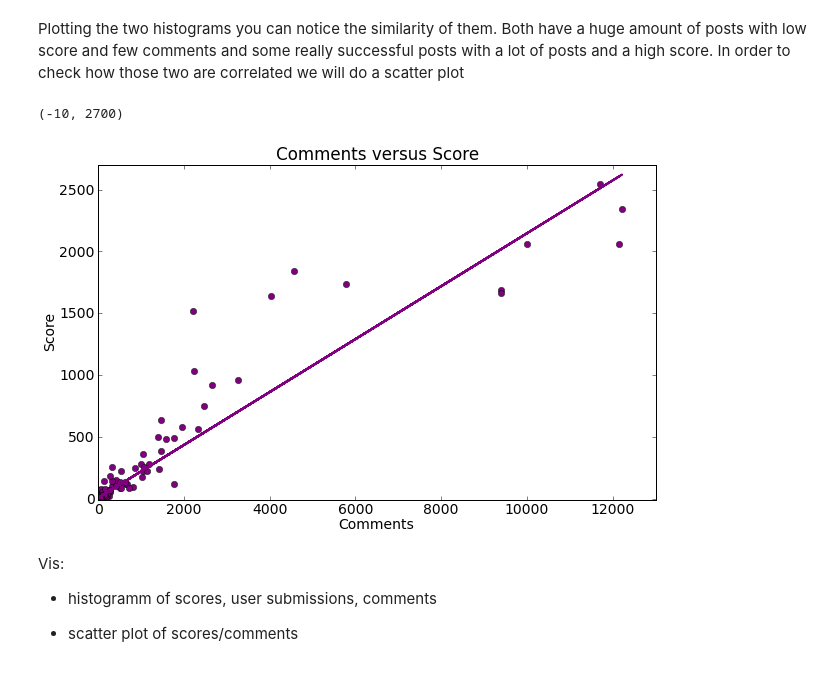
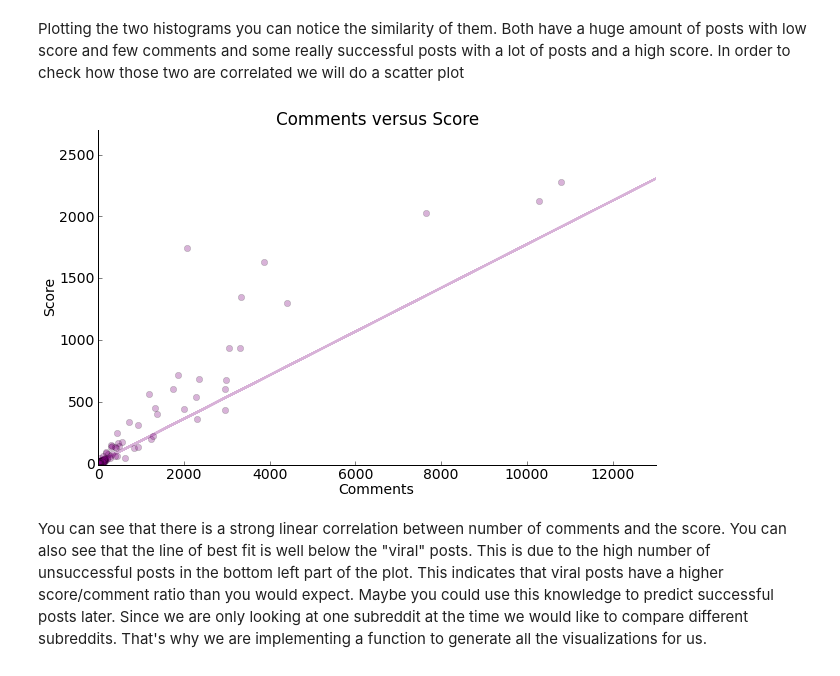
Before and after one commit to jaysayre/preddicted, a Jupyter notebook: statisticalmodeling - sebastian.ipynb, the cells around one changed output. Drawn from its saved outputs; the diff is of its cells as text; code cells hidden in the pictures.

```diff
--- a/statisticalmodeling - sebastian.ipynb
+++ b/statisticalmodeling - sebastian.ipynb
@@ -62,7 +64,7 @@ def remove_border(axes=None, top=False, right=False, left=True, bottom=True):
 file_dir = "C:\Users\Sebastian\Dropbox\Harvard\data science\Final Project\intelligent-dolphins\Data\\" #Fill in your own
 
 path, dirs, files = os.walk(file_dir).next()
-csvfiles = [file_dir + i for i in files if ".csv" in i ] #Builds a list with .csv files
+csvfiles = [file_dir + i for i in files]# if ".csv" in i ] #Builds a list with .csv files
 csvfiles.sort()
 # %%
 askreddithot = pd.read_csv(csvfiles[0], encoding='utf-8')
@@ -141,18 +130,15 @@ Plotting the two histograms you can notice the similarity of them. Both have a h
 # %%
 #regression line
 m_fit,b_fit = plt2.polyfit(askreddithot.comments, askreddithot.score, 1)
-plt2.plot(askreddithot.comments, askreddithot.score, 'yo', askreddithot.comments, m_fit*askreddithot.comments+b_fit, color='purple', alpha=0)
+plt2.plot(askreddithot.comments, askreddithot.score, 'yo', askreddithot.comments, m_fit*askreddithot.comments+b_fit, color='purple', alpha=0.3)
 plt.title("Comments versus Score")
 plt.xlabel("Comments")
 plt.ylabel("Score")
 plt.xlim(-10, 13000)
 plt.ylim(-10, 2700)
+remove_border()
 # %% [output]
-(-10, 2700)
-[figure, old version]
+[figure, new version]
-# %% [markdown]
-Vis:
-
-- histogramm of scores, user submissions, comments
-
-- scatter plot of scores/comments
+# %% [markdown]
+You can see that there is a strong linear correlation between number of comments and the score. You can also see that the line of best fit is well below the "viral" posts. This is due to the high number of unsuccessful posts in the bottom left part of the plot. This indicates that viral posts have a higher score/comment ratio than you would expect. Maybe you could use this knowledge to predict successful posts later.
+Since we are only looking at one subreddit at the time we would like to compare different subreddits. That's why we are implementing a function to generate all the visualizations for us.
```
Also changed, not shown: parts of 12 cells of this notebook, 1 other file.
